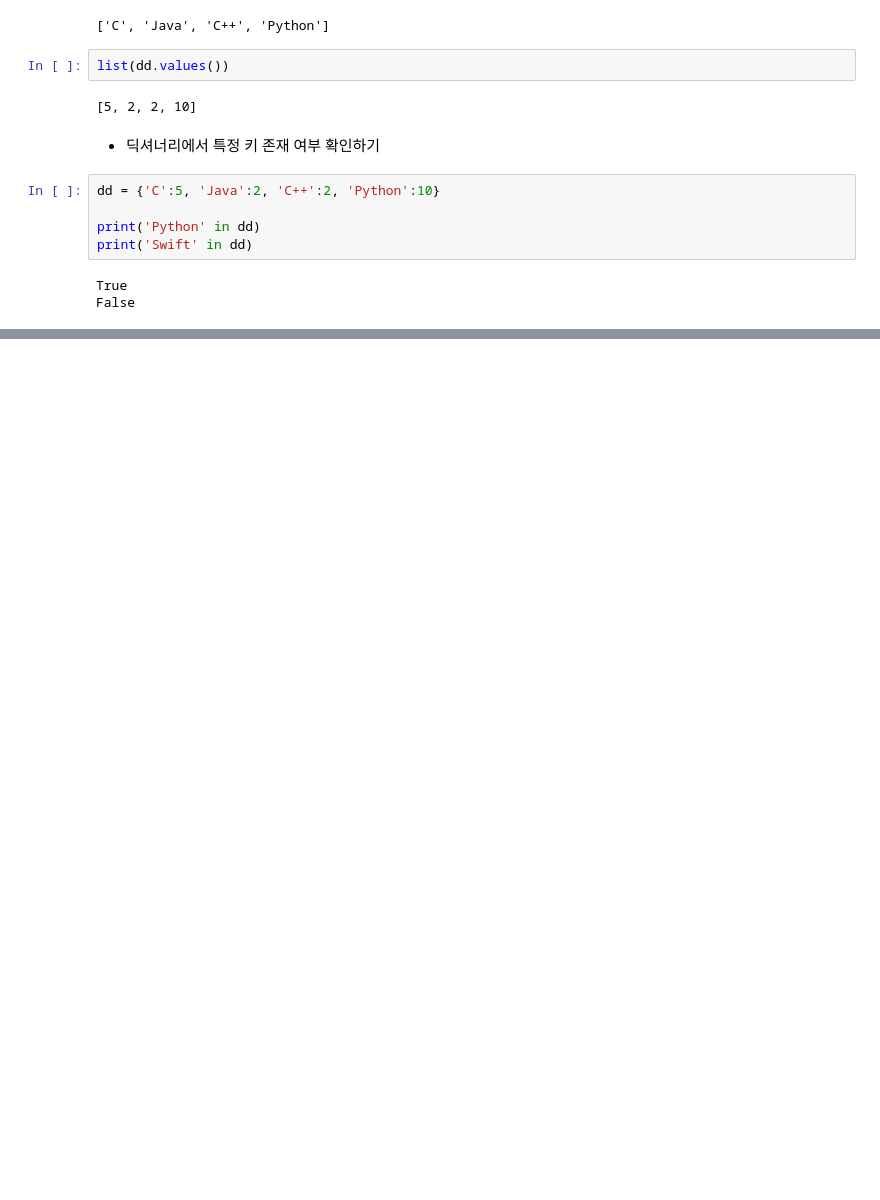
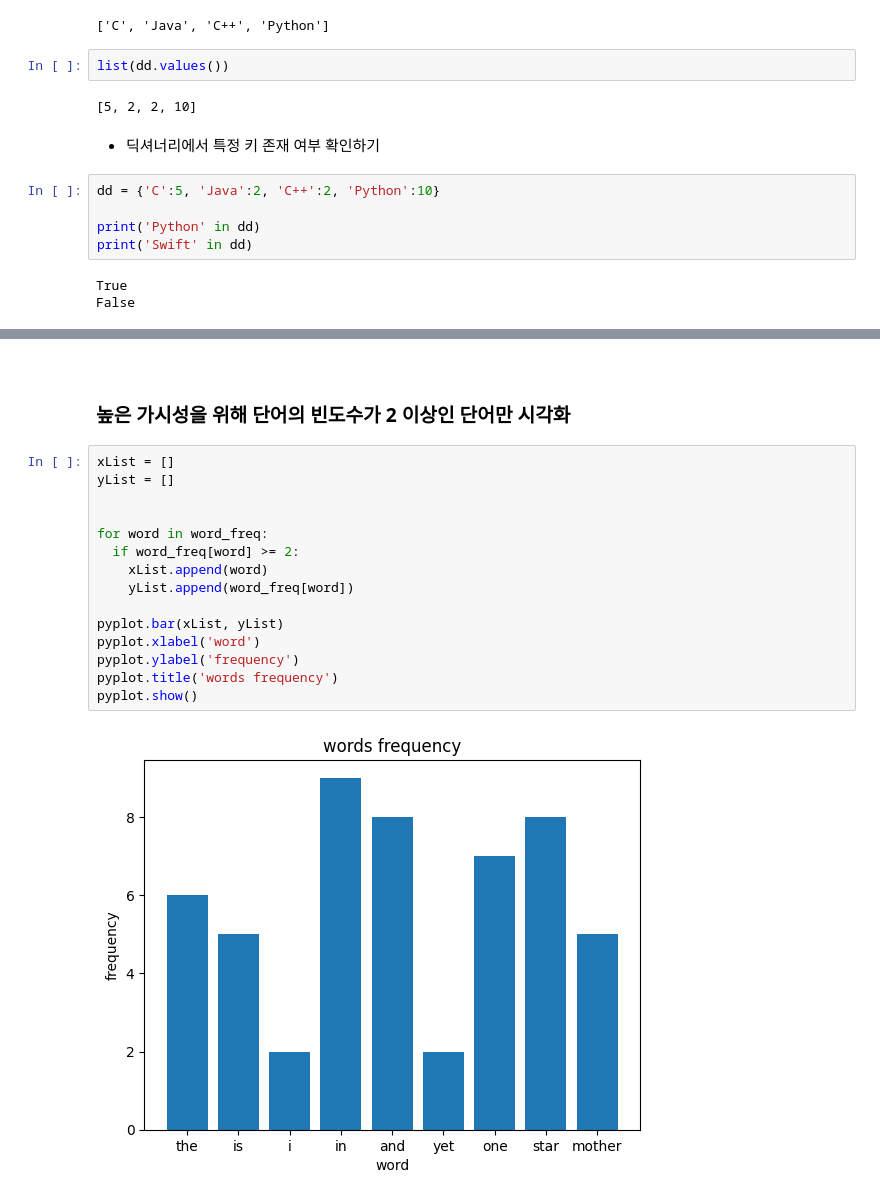
Before and after one commit to clustering-jun/GNU-Computer_Programming, a Jupyter notebook: L17_딕셔너리구조_이해_및_활용.ipynb, the cells around one changed output, grey strips where cells are left out. Saved outputs shown, nothing was run; the diff lists cells and outputs as text; blank space fills up the shorter version.

```diff
--- a/L17_딕셔너리구조_이해_및_활용.ipynb
+++ b/L17_딕셔너리구조_이해_및_활용.ipynb
@@ -162,0 +284,21 @@ yList = []
+# %% [markdown]
+<br>
+
+### 높은 가시성을 위해 **단어의 빈도수가 2 이상**인 단어만 시각화
+# %%
+xList = []
+yList = []
+
+
+for word in word_freq:
+  if word_freq[word] >= 2:
+    xList.append(word)
+    yList.append(word_freq[word])
+
+pyplot.bar(xList, yList)
+pyplot.xlabel('word')
+pyplot.ylabel('frequency')
+pyplot.title('words frequency')
+pyplot.show()
+# %% [output]
+[figure, added]
```
Also changed, not shown: parts of 21 cells of this notebook.
